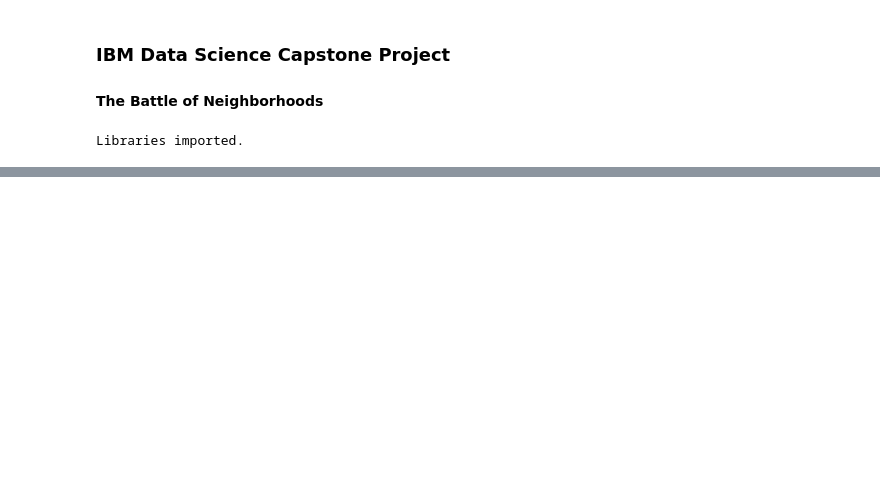
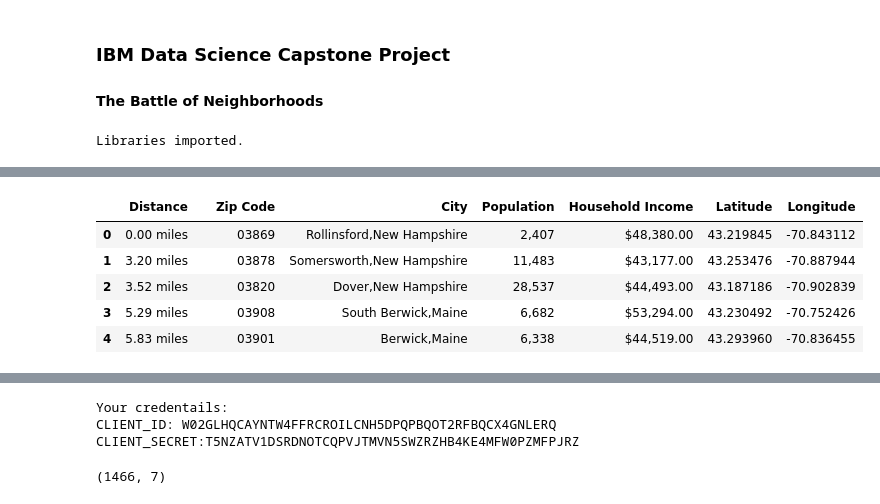
Before and after one commit to ZSwitaj/Coursera_Capstone, a Jupyter notebook: Capstone Project - Battle of Neighborhoods.ipynb, the cells around one changed output, grey strips where cells are left out. Drawn from its saved outputs; the diff is of its cells as text; code cells hidden in the pictures; blank space fills up the shorter version.

```diff
--- a/Capstone Project - Battle of Neighborhoods.ipynb
+++ b/Capstone Project - Battle of Neighborhoods.ipynb
@@ -50,14 +47,0 @@ df.head()
-# %%
-lat = []
-lon = []
-
-geolocator = Nominatim(user_agent='geoapiExercises')
-
-for town, state in zip(df['City'], df['St']):
-    tmp = town + " " + state
-    lat.append(geolocator.geocode(tmp).raw['lat'])
-    lon.append(geolocator.geocode(tmp).raw['lon'])
-
-df['Latitude'] = lat
-df['Longitude'] = lon
-df.head()
@@ -70,0 +48,24 @@ df.head()
+# %%
+def getIncomeData(base_URL, num_pages):
+    df_income = pd.DataFrame()
+    i = 0
+    while i<num_pages:
+        if i == 0:
+            URL = base_URL.format('')
+        else:
+            URL = base_URL.format(str(i+1) + ".")
+        page = requests.get(URL)
+        soup = BeautifulSoup(page.content, 'html.parser')
+        table = soup.find('div', {'id' : 'ctl00_ContentPlaceHolder1_final_content'})
+        income_table = tableDataText(table)
+        df_income = df_income.append(pd.DataFrame(income_table[4:], columns=income_table[3]))
+        i += 1
+    return df_income[:-3]
+# %%
+me_income = getIncomeData("http://zipatlas.com/us/me/zip-code-comparison/median-household-income.{}htm", 4)
+nh_income = getIncomeData("http://zipatlas.com/us/nh/zip-code-comparison/median-household-income.{}htm", 3)
+income_data = nh_income.append(me_income)
+income_data[['Latitude', 'Longitude']] = income_data['Location'].str.split(',', expand = True)
+income_data = income_data.drop(['#', 'Location', 'National Rank'], axis = 1)
+income_data = income_data.rename(columns = {'Avg. Income/H/hold': 'Household Income'})
+income_data.head()
@@ -71 +79,15 @@ df.head()
+# %%
+df = pd.merge(df, income_data,how="inner", left_on="Zip", right_on = "Zip Code")
+df = df.drop(['City_x', 'County', 'St', 'Country', 'Zip'], axis = 1)
+df = df.rename(columns = {'City_y': 'City'})
+df['Latitude'] = pd.to_numeric(df['Latitude'])
+df['Longitude'] = pd.to_numeric(df['Longitude'])
+df.head()
+# %% [output]
+|  | Distance |  | Zip Code | City | Population | Household Income | Latitude | Longitude |
+| 0 | 0.00 miles |  | 03869 | Rollinsford,New Hampshire | 2,407 | $48,380.00 | 43.219845 | -70.843112 |
+| 1 | 3.20 miles |  | 03878 | Somersworth,New Hampshire | 11,483 | $43,177.00 | 43.253476 | -70.887944 |
+| 2 | 3.52 miles |  | 03820 | Dover,New Hampshire | 28,537 | $44,493.00 | 43.187186 | -70.902839 |
+| 3 | 5.29 miles |  | 03908 | South Berwick,Maine | 6,682 | $53,294.00 | 43.230492 | -70.752426 |
+| 4 | 5.83 miles |  | 03901 | Berwick,Maine | 6,338 | $44,519.00 | 43.293960 | -70.836455 |
 # %%
@@ -88,3 +110,15 @@ for lat, lng, city, state in zip(df['Latitude'], df['Longitude'], df['City'], df
 map_rollinsford
 # %% [output]
 [interactive output not drawn]
+# %%
+CLIENT_ID = 'W02GLHQCAYNTW4FFRCROILCNH5DPQPBQOT2RFBQCX4GNLERQ' # your Foursquare ID
+CLIENT_SECRET = 'T5NZATV1DSRDNOTCQPVJTMVN5SWZRZHB4KE4MFW0PZMFPJRZ' # your Foursquare Secret
+ACCESS_TOKEN = 'TTU5B5RAIMXLGMKTTL0YW2K0QBJJLKYYP2MMP0JQ3QCCGV3Y' # your FourSquare Access Token
+VERSION = '20180604'
+print('Your credentails:')
+print('CLIENT_ID: ' + CLIENT_ID)
+print('CLIENT_SECRET:' + CLIENT_SECRET)
+# %% [output]
+Your credentails:
+CLIENT_ID: W02GLHQCAYNTW4FFRCROILCNH5DPQPBQOT2RFBQCX4GNLERQ
+CLIENT_SECRET:T5NZATV1DSRDNOTCQPVJTMVN5SWZRZHB4KE4MFW0PZMFPJRZ
@@ -90,0 +178,8 @@ map_rollinsford
+# %%
+nearby_venues = getNearbyVenues(names = df['City'],
+                                latitudes = df['Latitude'],
+                                longitudes = df['Longitude'],
+                                radius = 3000)
+nearby_venues.shape
+# %% [output]
+(1466, 7)
```
Also changed, not shown: parts of 13 cells of this notebook.
